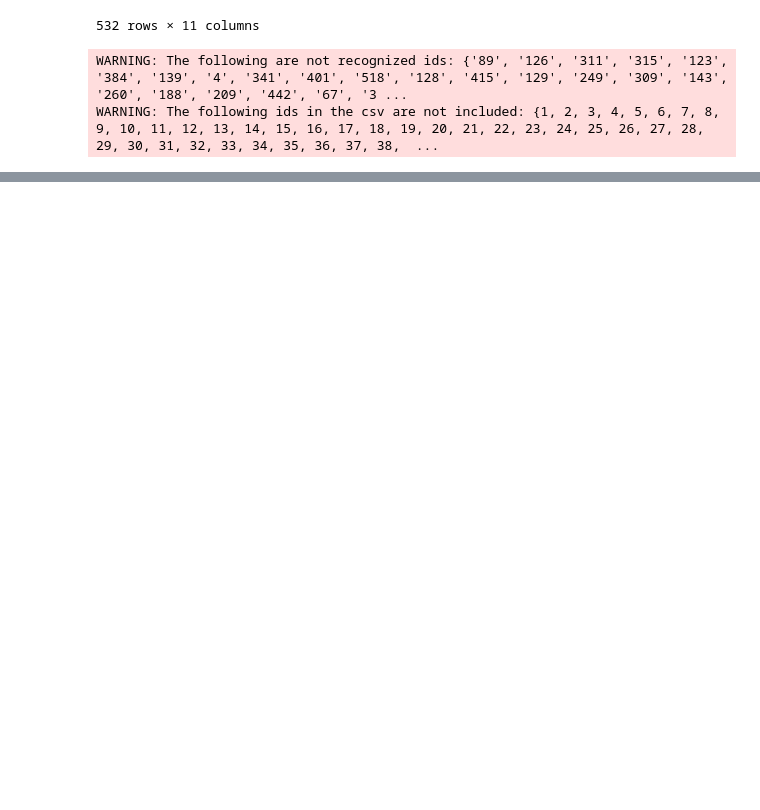
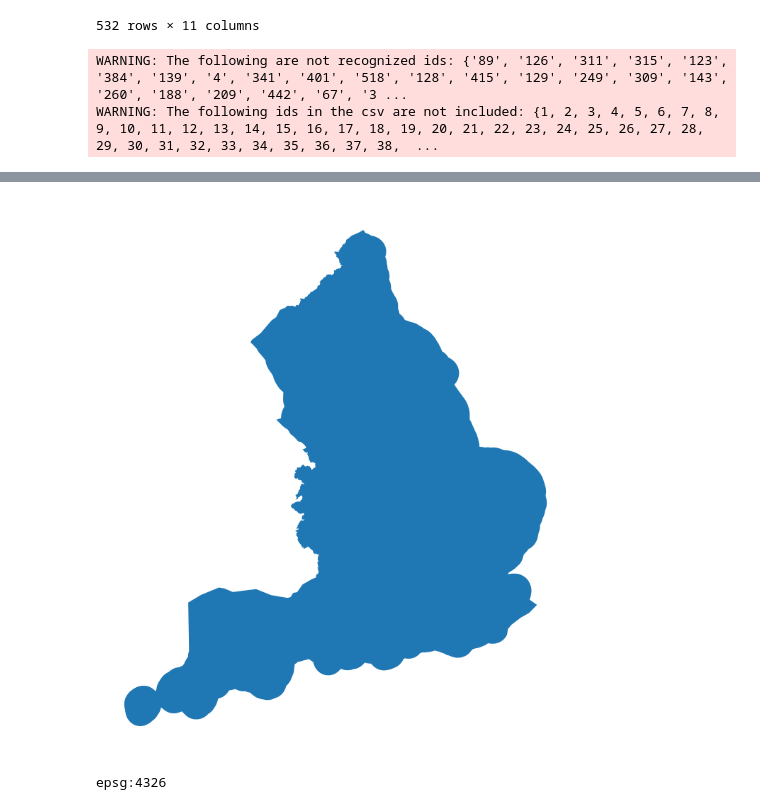
Before and after one commit to willgreen93/UK_election, a Jupyter notebook: interface/interface_new.ipynb, the cells around one changed output, grey strips where cells are left out. Cells and saved outputs as stored; diff of their text form; code cells hidden in the pictures; blank space fills up the shorter version.

```diff
--- a/interface/interface_new.ipynb
+++ b/interface/interface_new.ipynb
@@ -101,3 +104,13 @@ cg.draw_hex()
 cg.done(save_filename="geo_uk_hex.svg", show=True)
 # %% [output]
 [drawing not drawn]
+# %%
+england = tesspy.Tessellation("England")
+# %%
+england.get_polygon().plot(figsize=(10, 10)).set_axis_off();
+# %% [output]
+[figure, added]
+# %%
+print(england.get_polygon().crs)
+# %% [output]
+epsg:4326
```
Also changed, not shown: parts of 8 cells of this notebook, 4 other files.
